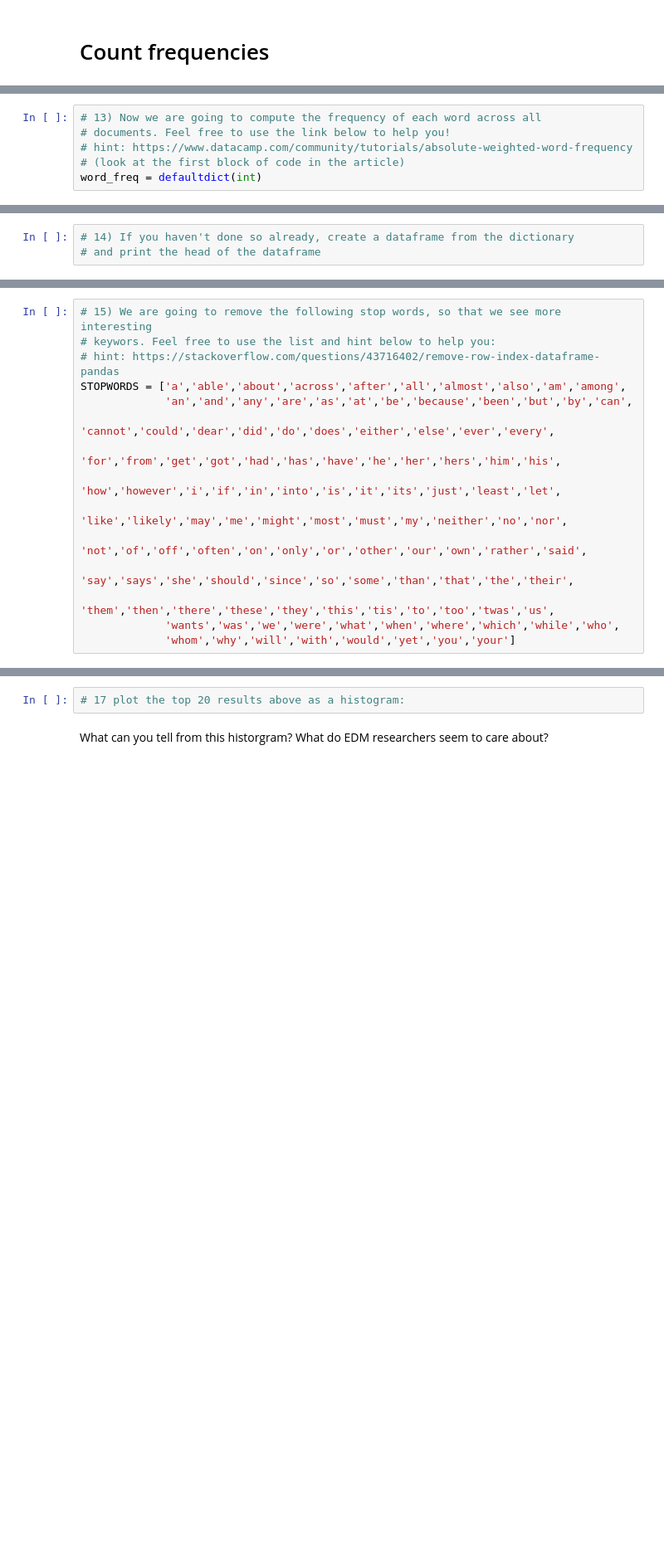
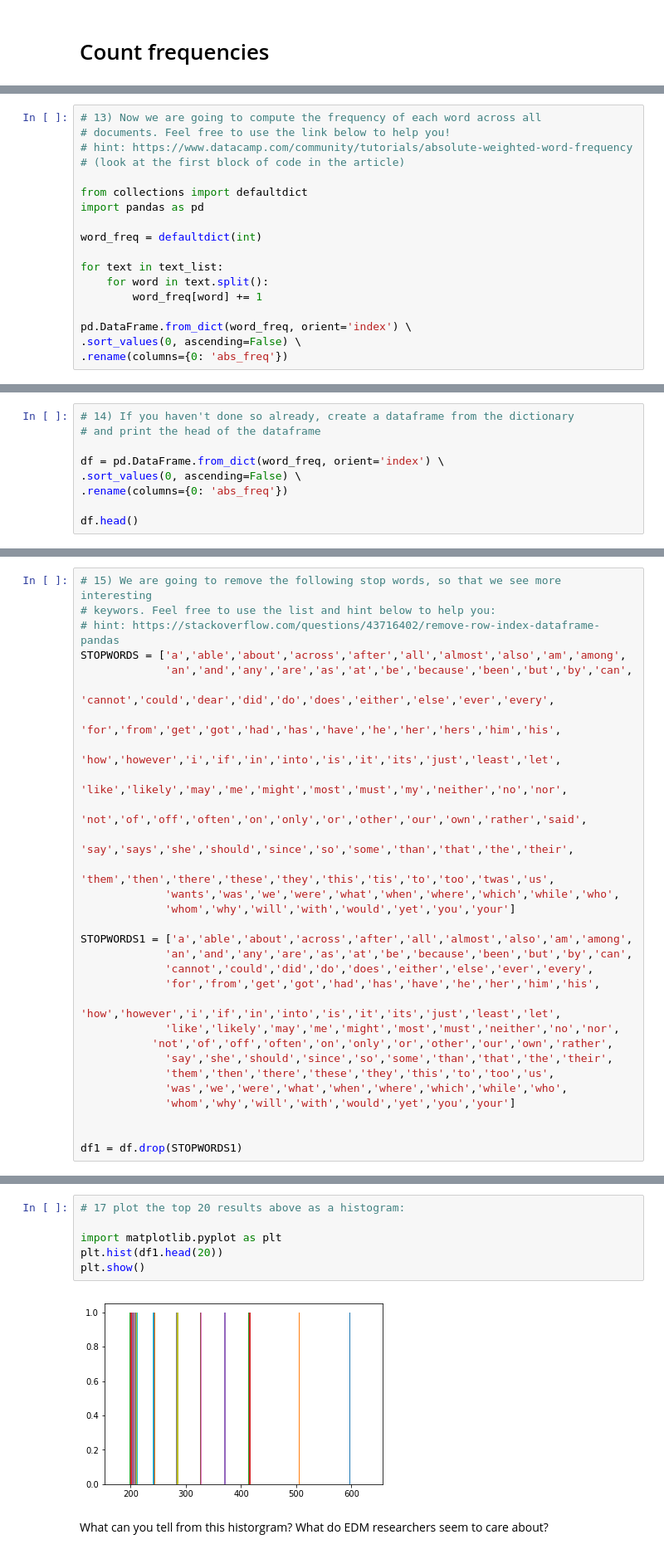
Before and after one commit to hgse-s435/week4-data-cleaning-jzahir, a Jupyter notebook: Github.ipynb, the cells around one changed output, grey strips where cells are left out. Shown at 83% size. Cells and saved outputs as stored; diff of their text form; blank space fills up the shorter version.

```diff
--- a/Github.ipynb
+++ b/Github.ipynb
@@ -136,4 +194,16 @@ text_list = []
 # documents. Feel free to use the link below to help you!
 # hint: https://www.datacamp.com/community/tutorials/absolute-weighted-word-frequency
 # (look at the first block of code in the article)
+
+from collections import defaultdict
+import pandas as pd
+
 word_freq = defaultdict(int)
+
+for text in text_list:
+    for word in text.split():
+        word_freq[word] += 1
+
+pd.DataFrame.from_dict(word_freq, orient='index') \
+.sort_values(0, ascending=False) \
+.rename(columns={0: 'abs_freq'})
@@ -140,3 +229,9 @@ word_freq = defaultdict(int)
 # %%
 # 14) If you haven't done so already, create a dataframe from the dictionary
 # and print the head of the dataframe
+
+df = pd.DataFrame.from_dict(word_freq, orient='index') \
+.sort_values(0, ascending=False) \
+.rename(columns={0: 'abs_freq'})
+
+df.head()
@@ -157,5 +259,20 @@ STOPWORDS = ['a','able','about','across','after','all','almost','also','am','amo
              'them','then','there','these','they','this','tis','to','too','twas','us',
              'wants','was','we','were','what','when','where','which','while','who',
              'whom','why','will','with','would','yet','you','your']
+
+STOPWORDS1 = ['a','able','about','across','after','all','almost','also','am','among',
+             'an','and','any','are','as','at','be','because','been','but','by','can',
+             'cannot','could','did','do','does','either','else','ever','every',
+             'for','from','get','got','had','has','have','he','her','him','his',
+             'how','however','i','if','in','into','is','it','its','just','least','let',
+             'like','likely','may','me','might','most','must','neither','no','nor',
+           'not','of','off','often','on','only','or','other','our','own','rather',
+             'say','she','should','since','so','some','than','that','the','their',
+             'them','then','there','these','they','this','to','too','us',
+             'was','we','were','what','when','where','which','while','who',
+             'whom','why','will','with','would','yet','you','your']
+
+
+df1 = df.drop(STOPWORDS1)
 # %%
 # 16) print the top 20 words of your new dataframe:
@@ -162,5 +299,11 @@ STOPWORDS = ['a','able','about','across','after','all','almost','also','am','amo
 # %%
 # 17 plot the top 20 results above as a histogram:
+
+import matplotlib.pyplot as plt
+plt.hist(df1.head(20))
+plt.show()
+# %% [output]
+[figure, added]
 # %% [markdown]
 What can you tell from this historgram? What do EDM researchers seem to care about?
 # %% [markdown]
```
Also changed, not shown: parts of 11 cells of this notebook, 17 other files.
